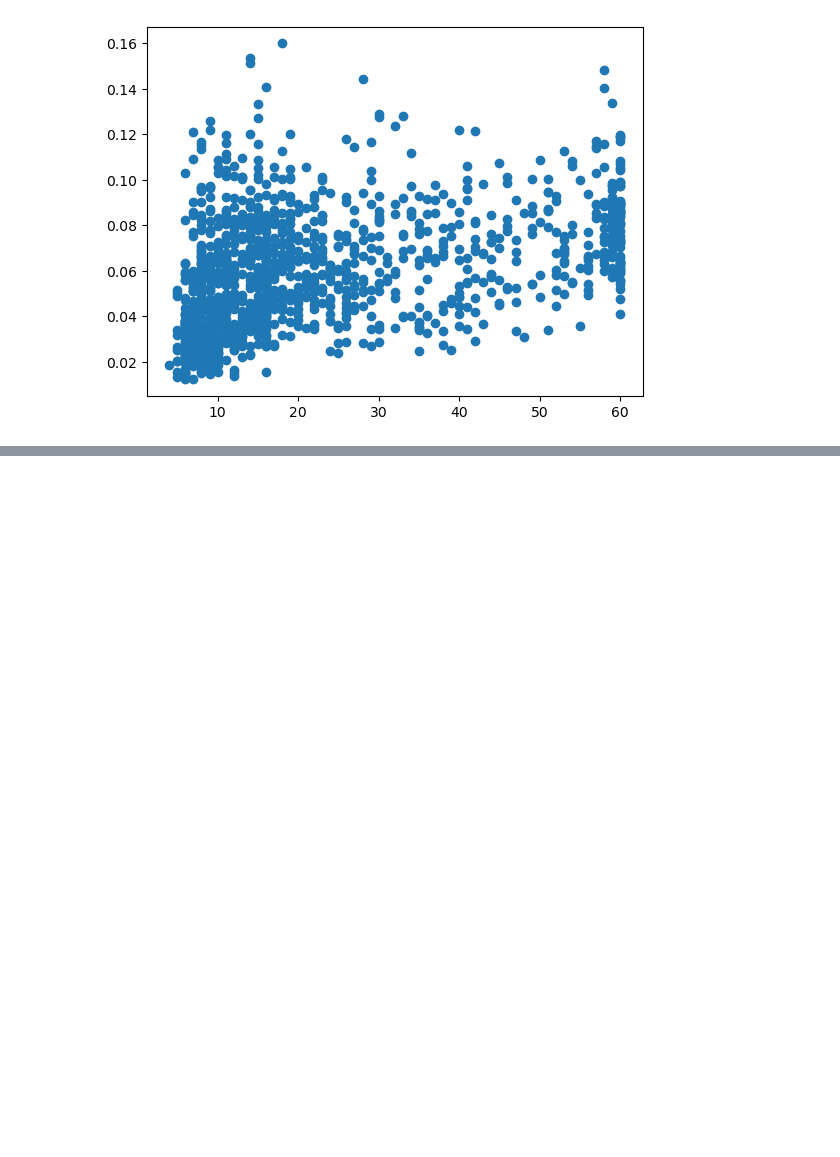
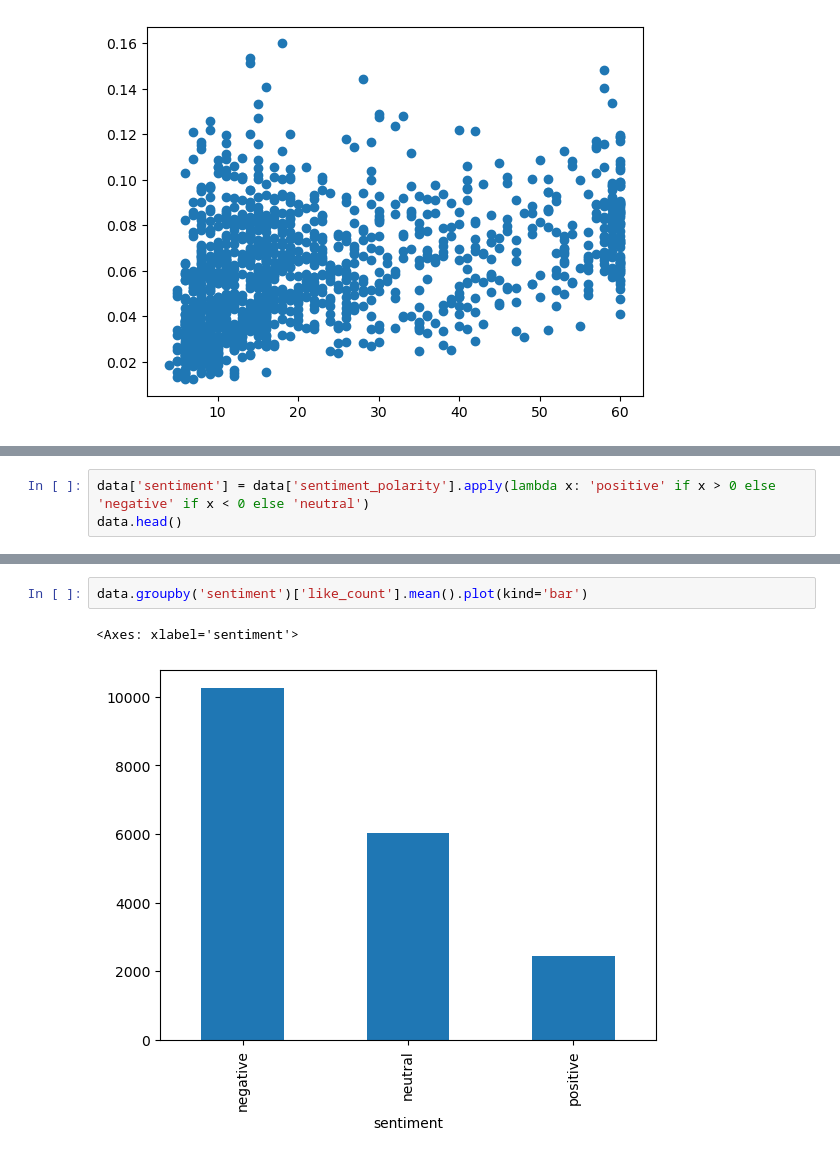
Before and after one commit to katefengx/youtube-shorts-analytics, a Jupyter notebook: data/test.ipynb, the cells around one changed output, grey strips where cells are left out. Saved outputs shown, nothing was run; the diff lists cells and outputs as text; blank space fills up the shorter version.

```diff
--- a/data/test.ipynb
+++ b/data/test.ipynb
@@ -48,0 +57,3 @@ plt.show()
+# %%
+data['sentiment'] = data['sentiment_polarity'].apply(lambda x: 'positive' if x > 0 else 'negative' if x < 0 else 'neutral')
+data.head()
@@ -48,0 +68,5 @@ plt.show()
+# %%
+data.groupby('sentiment')['like_count'].mean().plot(kind='bar')
+# %% [output]
+<Axes: xlabel='sentiment'>
+[figure, added]
```
Also changed, not shown: parts of 5 cells of this notebook, 15 other files.
